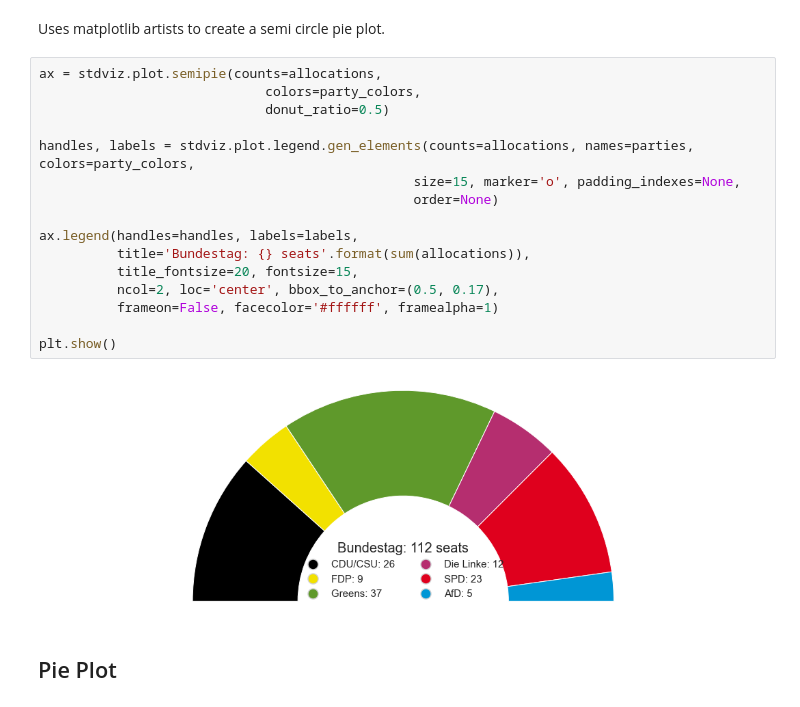
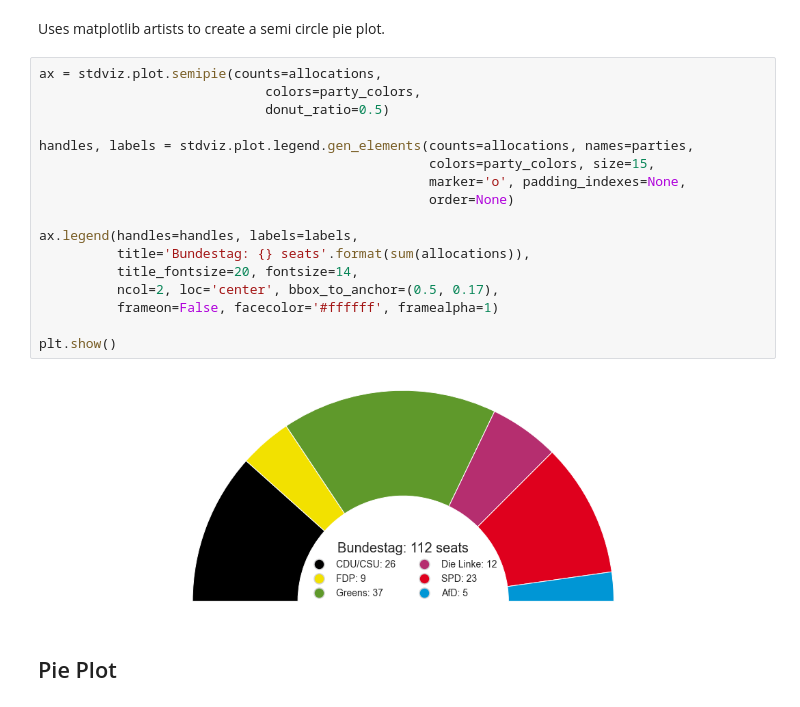
Before and after one commit to andrewtavis/pltviz, a Jupyter notebook: examples/plotting.ipynb, the cells around one changed output. Drawn from its saved outputs; the diff is of its cells as text.

```diff
--- a/examples/plotting.ipynb
+++ b/examples/plotting.ipynb
@@ -142,21 +142,22 @@ Uses matplotlib artists to create a semi circle pie plot.
 # %%
 ax = stdviz.plot.semipie(counts=allocations,
                              colors=party_colors,
                              donut_ratio=0.5)
 
-handles, labels = stdviz.plot.legend.gen_elements(counts=allocations, names=parties, colors=party_colors,
-                                                size=15, marker='o', padding_indexes=None,
-                                                order=None)
+handles, labels = stdviz.plot.legend.gen_elements(counts=allocations, names=parties,
+                                                  colors=party_colors, size=15,
+                                                  marker='o', padding_indexes=None,
+                                                  order=None)
 
 ax.legend(handles=handles, labels=labels,
           title='Bundestag: {} seats'.format(sum(allocations)),
-          title_fontsize=20, fontsize=15,
+          title_fontsize=20, fontsize=14,
           ncol=2, loc='center', bbox_to_anchor=(0.5, 0.17),
           frameon=False, facecolor='#ffffff', framealpha=1)
 
 plt.show()
 # %% [output]
-[figure, old version]
+[figure, new version]
 # %% [markdown]
 ## Pie Plot
 # %% [markdown]
```
Also changed, not shown: parts of 12 cells of this notebook, 10 other files.
